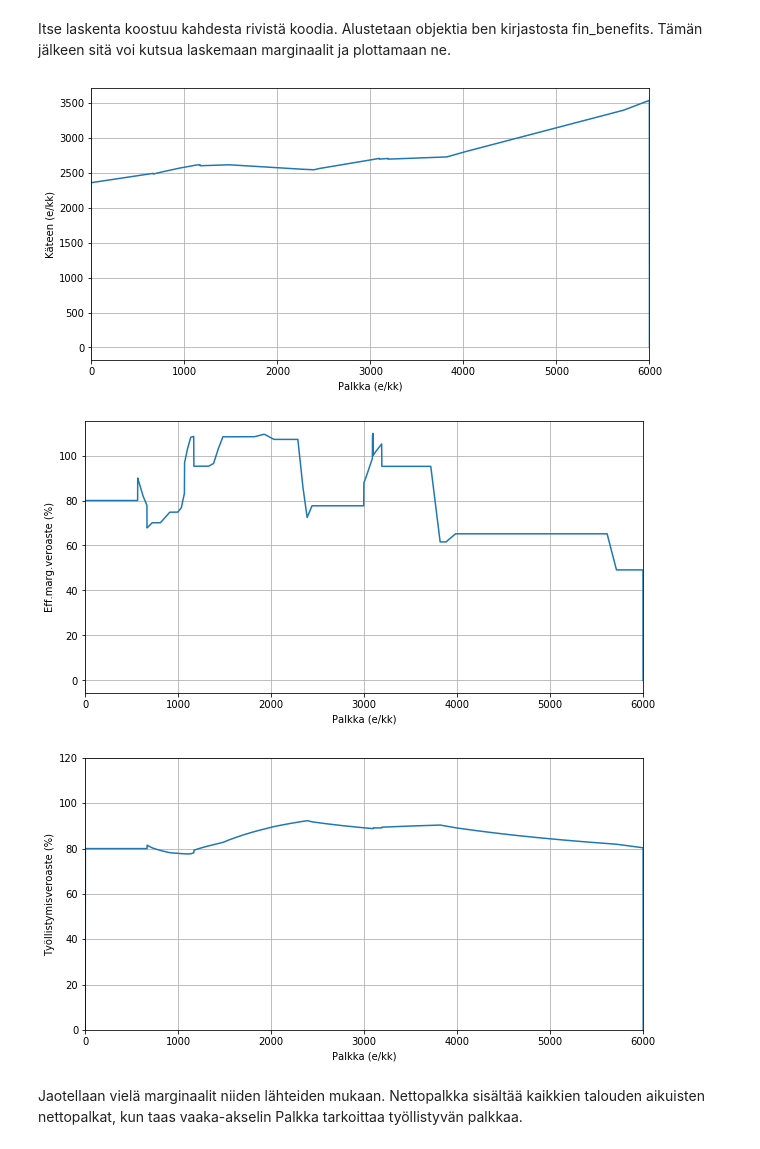
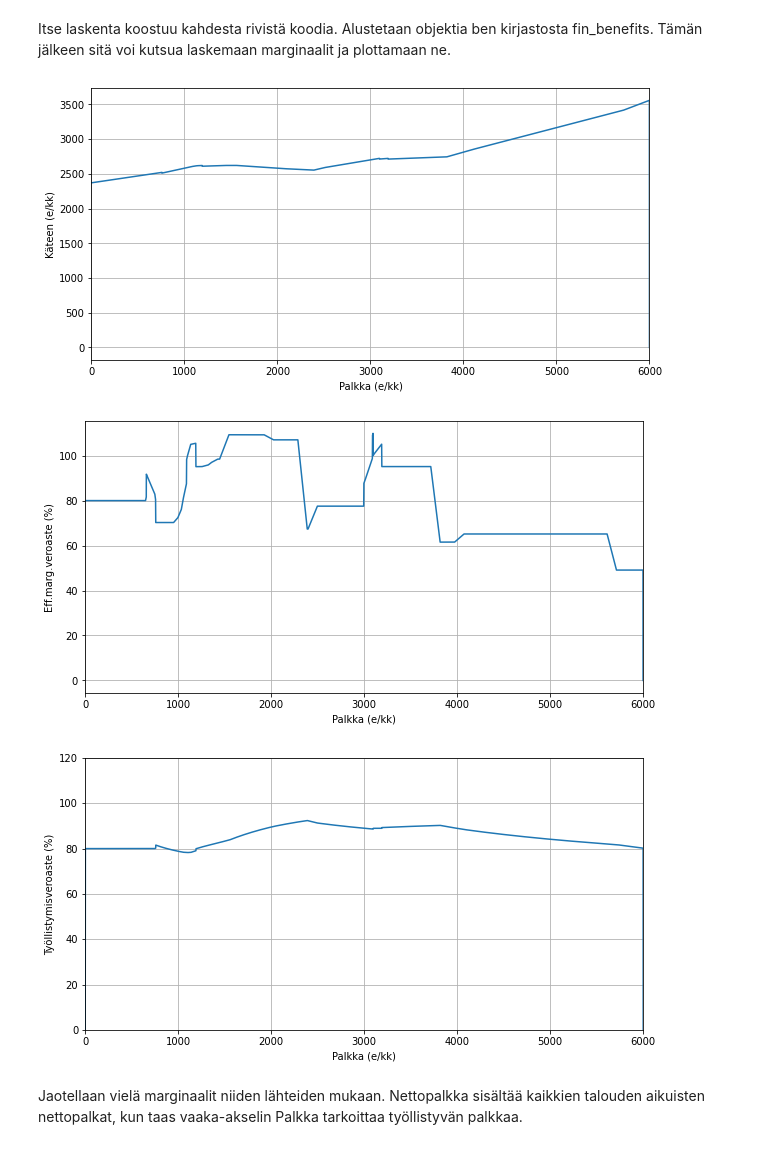
Before and after one commit to ajtanskanen/benefits, a Jupyter notebook: kannusteet.ipynb, the cells around one changed output. Cells and saved outputs as stored; diff of their text form; code cells hidden in the pictures.

```diff
--- a/kannusteet.ipynb
+++ b/kannusteet.ipynb
@@ -47,12 +47,13 @@ Itse laskenta koostuu kahdesta rivistä koodia. Alustetaan objektia ben kirjasto
 # %%
 # Luokka Benefits() sisältää koodin
 ben=fin_benefits.Benefits()
+ben.set_year(2018)
 
 # ja lasketaan & plotataan tulokset
 basenetto,baseeff,basetva=ben.laske_ja_plottaa(p)
 # %% [output]
 [figure]
-[figure, old version]
+[figure, new version]
 [figure]
 # %% [markdown]
 Jaotellaan vielä marginaalit niiden lähteiden mukaan. Nettopalkka sisältää kaikkien talouden aikuisten nettopalkat, kun taas vaaka-akselin Palkka tarkoittaa työllistyvän palkkaa.
```
Also changed, not shown: parts of 8 cells of this notebook, 7 other files.
